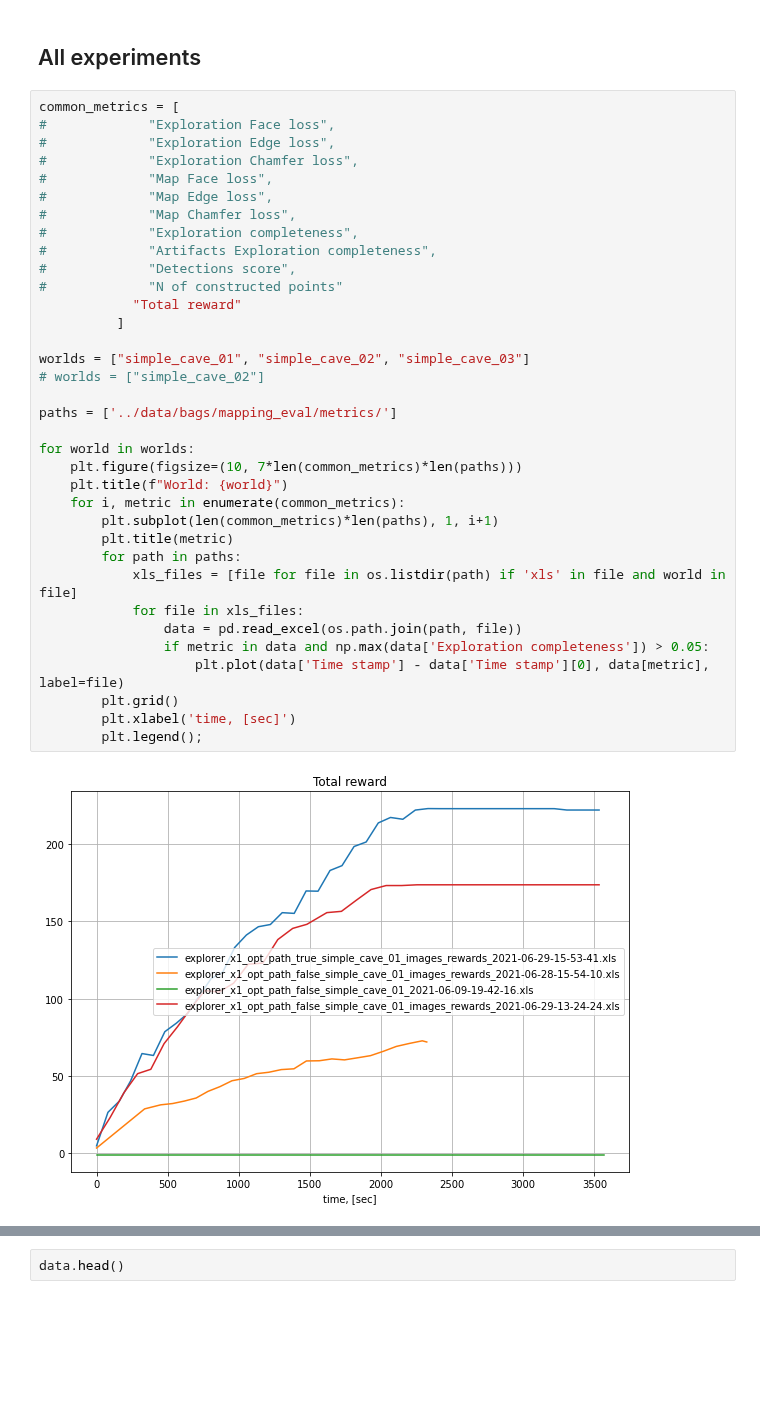
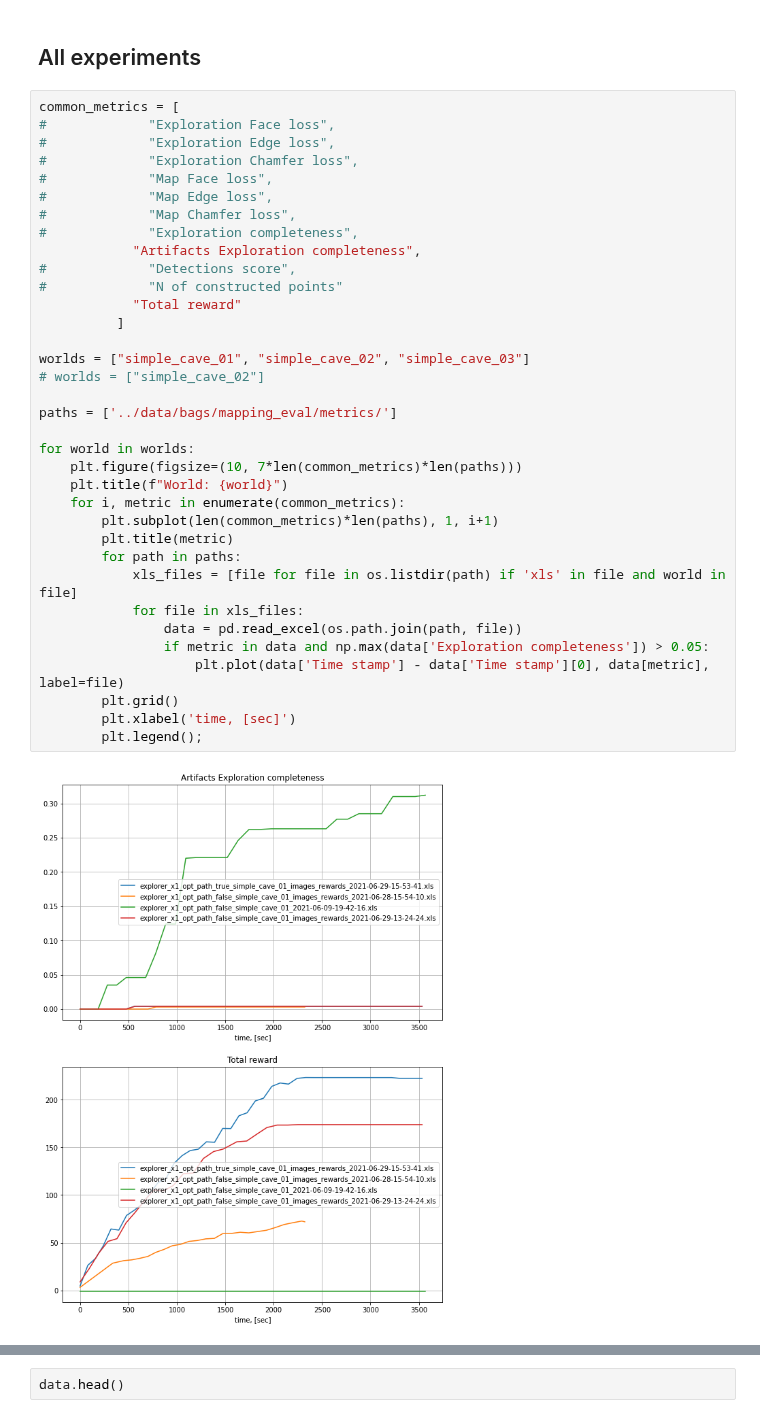
Before and after one commit to tpet/rpz_planning, a Jupyter notebook: notebooks/metrics_xls_parser.ipynb, the cells around one changed output, grey strips where cells are left out. Drawn from its saved outputs; the diff is of its cells as text; blank space fills up the shorter version.

```diff
--- a/notebooks/metrics_xls_parser.ipynb
+++ b/notebooks/metrics_xls_parser.ipynb
@@ -13,32 +13,32 @@ common_metrics = [
 #             "Map Face loss",
 #             "Map Edge loss",
 #             "Map Chamfer loss",
 #             "Exploration completeness",
-#             "Artifacts Exploration completeness",
+            "Artifacts Exploration completeness",
 #             "Detections score",
 #             "N of constructed points"
             "Total reward"
           ]
 
 worlds = ["simple_cave_01", "simple_cave_02", "simple_cave_03"]
 # worlds = ["simple_cave_02"]
 
 paths = ['../data/bags/mapping_eval/metrics/']
 
 for world in worlds:
     plt.figure(figsize=(10, 7*len(common_metrics)*len(paths)))
     plt.title(f"World: {world}")
     for i, metric in enumerate(common_metrics):
         plt.subplot(len(common_metrics)*len(paths), 1, i+1)
         plt.title(metric)
         for path in paths:
             xls_files = [file for file in os.listdir(path) if 'xls' in file and world in file]
             for file in xls_files:
                 data = pd.read_excel(os.path.join(path, file))
                 if metric in data and np.max(data['Exploration completeness']) > 0.05:
                     plt.plot(data['Time stamp'] - data['Time stamp'][0], data[metric], label=file)
         plt.grid()
         plt.xlabel('time, [sec]')
         plt.legend();
 # %% [output]
-[figure, old version]
+[figure, new version]
```
Also changed, not shown: parts of 1 cell of this notebook, 6 other files.
